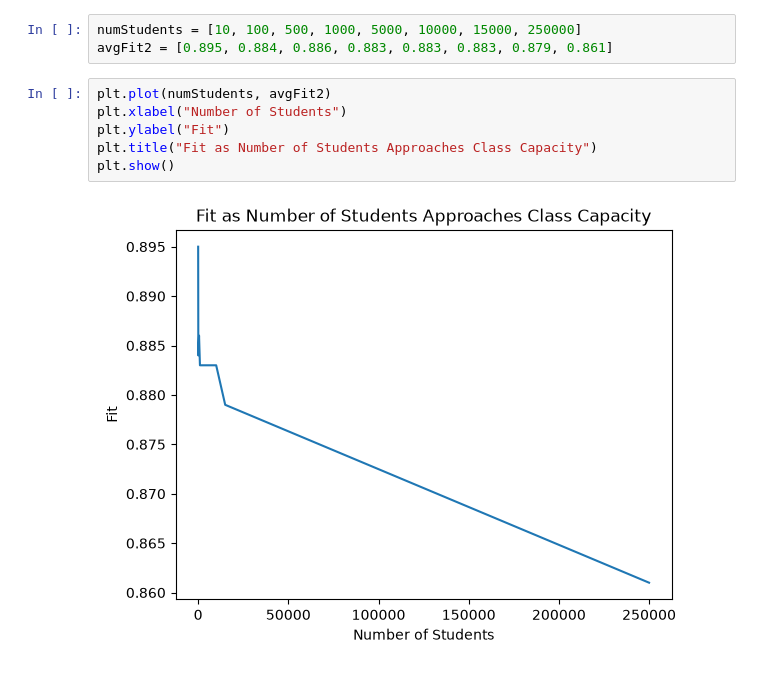
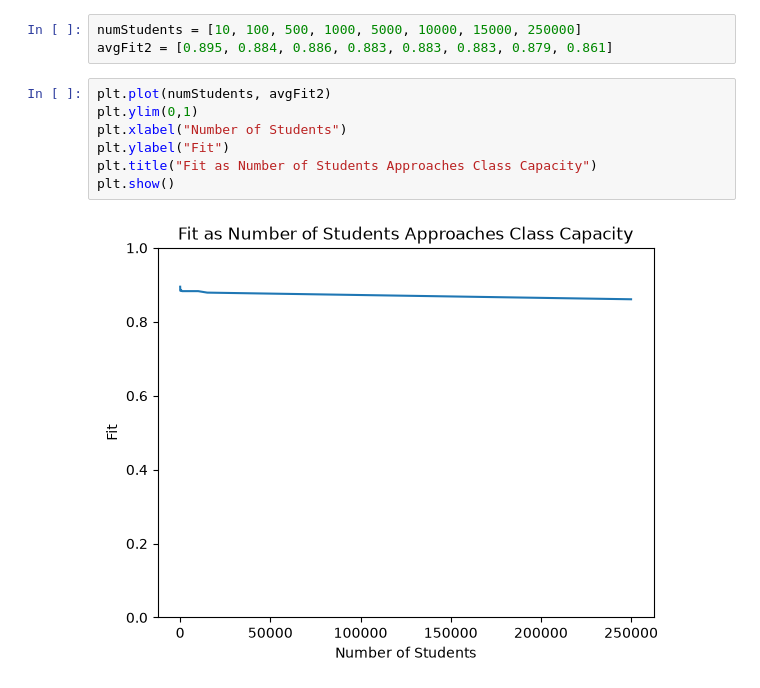
Before and after one commit to enkennedy/cs340_project, a Jupyter notebook: solution_quality/solution_quality.ipynb, the cells around one changed output. Cells and saved outputs as stored; diff of their text form.

```diff
--- a/solution_quality/solution_quality.ipynb
+++ b/solution_quality/solution_quality.ipynb
@@ -42,9 +43,10 @@ numStudents = [10, 100, 500, 1000, 5000, 10000, 15000, 250000]
 avgFit2 = [0.895, 0.884, 0.886, 0.883, 0.883, 0.883, 0.879, 0.861]
 # %%
 plt.plot(numStudents, avgFit2)
+plt.ylim(0,1)
 plt.xlabel("Number of Students")
 plt.ylabel("Fit")
 plt.title("Fit as Number of Students Approaches Class Capacity")
 plt.show()
 # %% [output]
-[figure, old version]
+[figure, new version]
```
Also changed, not shown: parts of 1 cell of this notebook.
